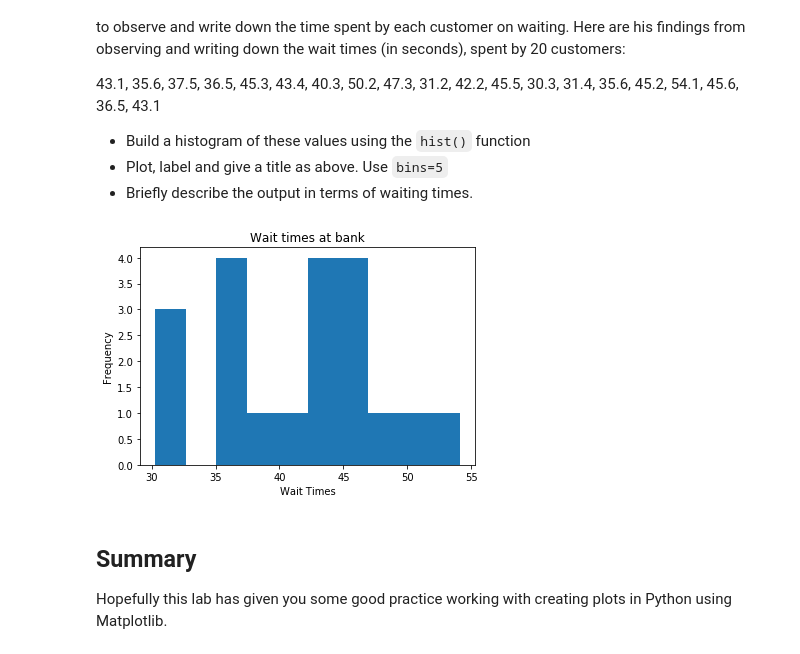
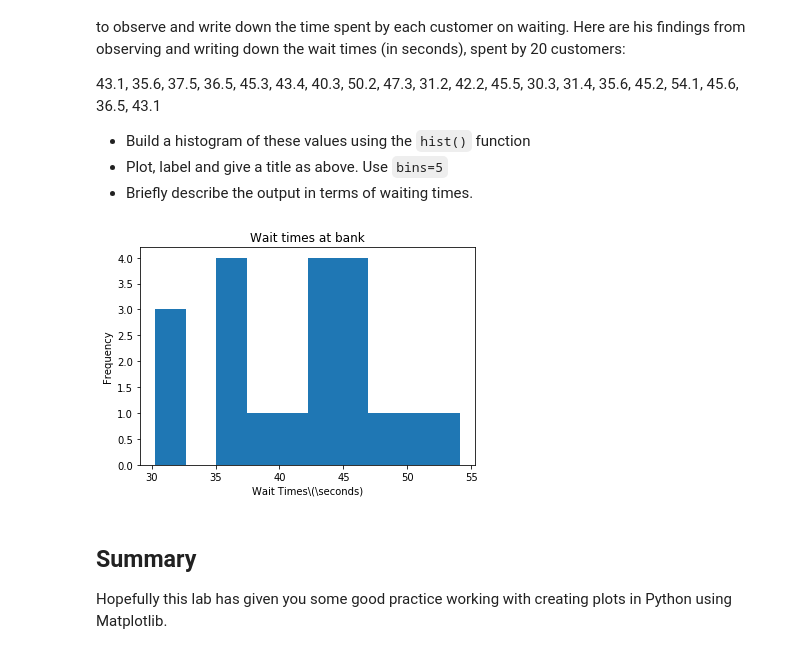
Before and after one commit to Jeremykao7/dsc-0-01-22-visualizing-data-lab-online-ds-sp-000, a Jupyter notebook: index.ipynb, the cells around one changed output. Drawn from its saved outputs; the diff is of its cells as text; code cells hidden in the pictures.

```diff
--- a/index.ipynb
+++ b/index.ipynb
@@ -106,16 +106,16 @@ Joe is the branch manager at a bank. Recently, Joe been receiving customer feedb
 # %%
 x = (43.1, 35.6, 37.5, 36.5, 45.3, 43.4, 40.3, 50.2, 47.3, 31.2, 42.2, 45.5, 30.3, 31.4, 35.6, 45.2, 54.1, 45.6, 36.5, 43.1)
 
 #Plot the distogram with hist() function
 plt.hist(x, bins = 10)
 
-plt.xlabel('Wait Times\(\per)')
+plt.xlabel('Wait Times(\seconds)')
 plt.ylabel('Frequency')
 plt.title('Wait times at bank')
 plt.show()
 # Label, give title and show the plot
 # %% [output]
-[figure, old version]
+[figure, new version]
 # %% [markdown]
 ## Summary
 
```
